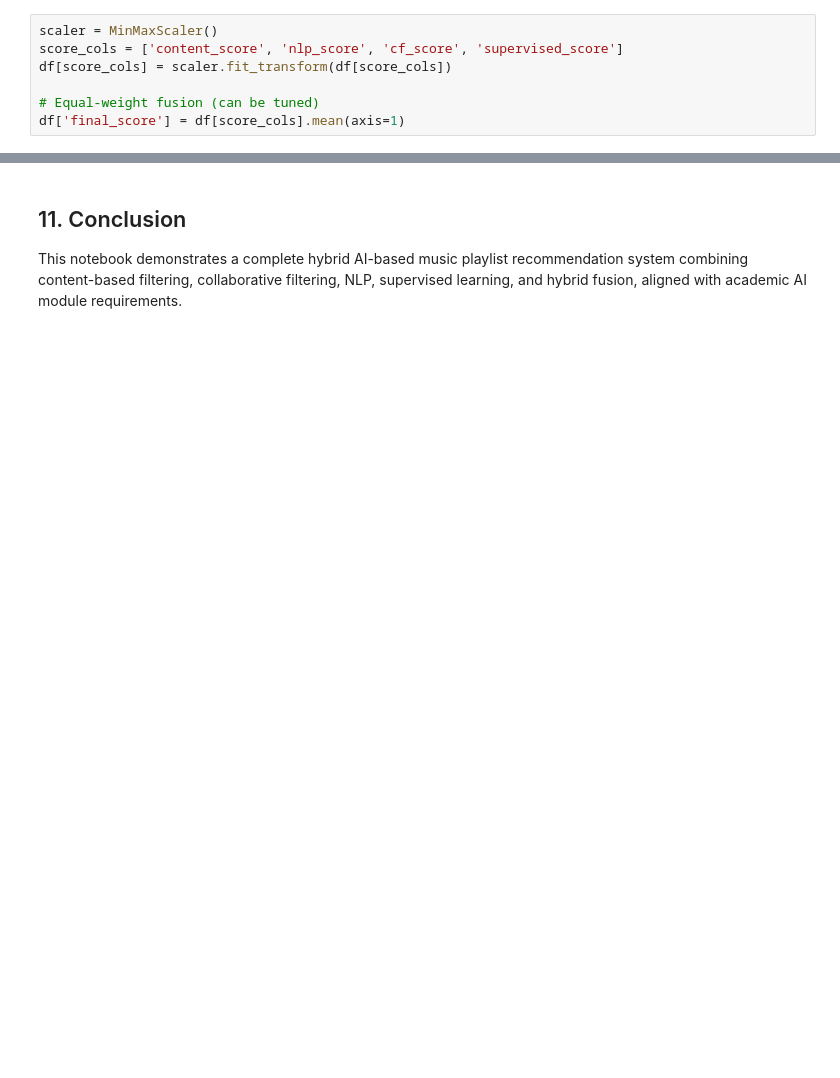
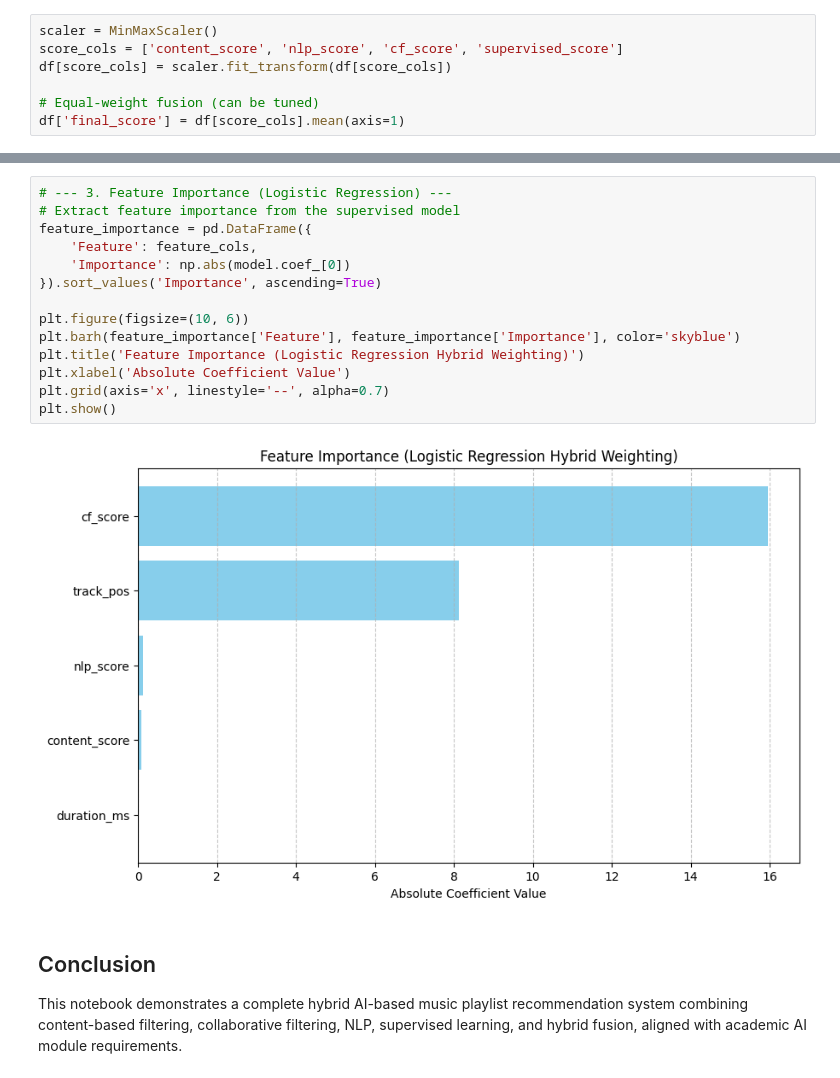
Before and after one commit to Pawan-Pokhrel/Music-Playlist-Recommender-System, a Jupyter notebook: Hybrid_Music_Recommender.ipynb, the cells around one changed output, grey strips where cells are left out. Saved outputs shown, nothing was run; the diff lists cells and outputs as text; blank space fills up the shorter version.

```diff
--- a/Hybrid_Music_Recommender.ipynb
+++ b/Hybrid_Music_Recommender.ipynb
@@ -243,3 +509,19 @@ recommend_tracks(sample_playlist_id)
+# %%
+# --- 3. Feature Importance (Logistic Regression) ---
+# Extract feature importance from the supervised model
+feature_importance = pd.DataFrame({
+    'Feature': feature_cols,
+    'Importance': np.abs(model.coef_[0])
+}).sort_values('Importance', ascending=True)
+
+plt.figure(figsize=(10, 6))
+plt.barh(feature_importance['Feature'], feature_importance['Importance'], color='skyblue')
+plt.title('Feature Importance (Logistic Regression Hybrid Weighting)')
+plt.xlabel('Absolute Coefficient Value')
+plt.grid(axis='x', linestyle='--', alpha=0.7)
+plt.show()
+# %% [output]
+[figure, added]
 # %% [markdown]
-## 11. Conclusion
+## Conclusion
 This notebook demonstrates a complete hybrid AI-based music playlist recommendation system combining content-based filtering, collaborative filtering, NLP, supervised learning, and hybrid fusion, aligned with academic AI module requirements.
```
Also changed, not shown: parts of 36 cells of this notebook.
